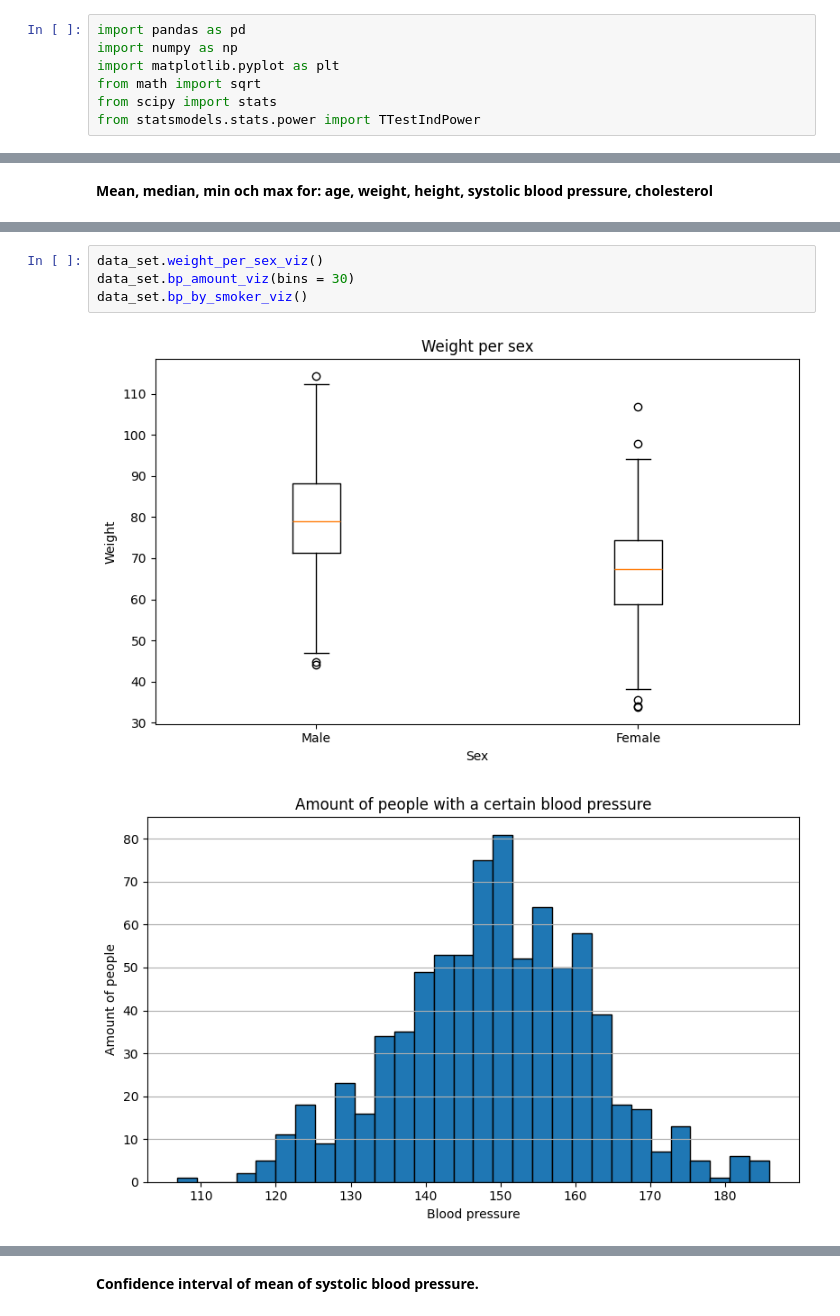
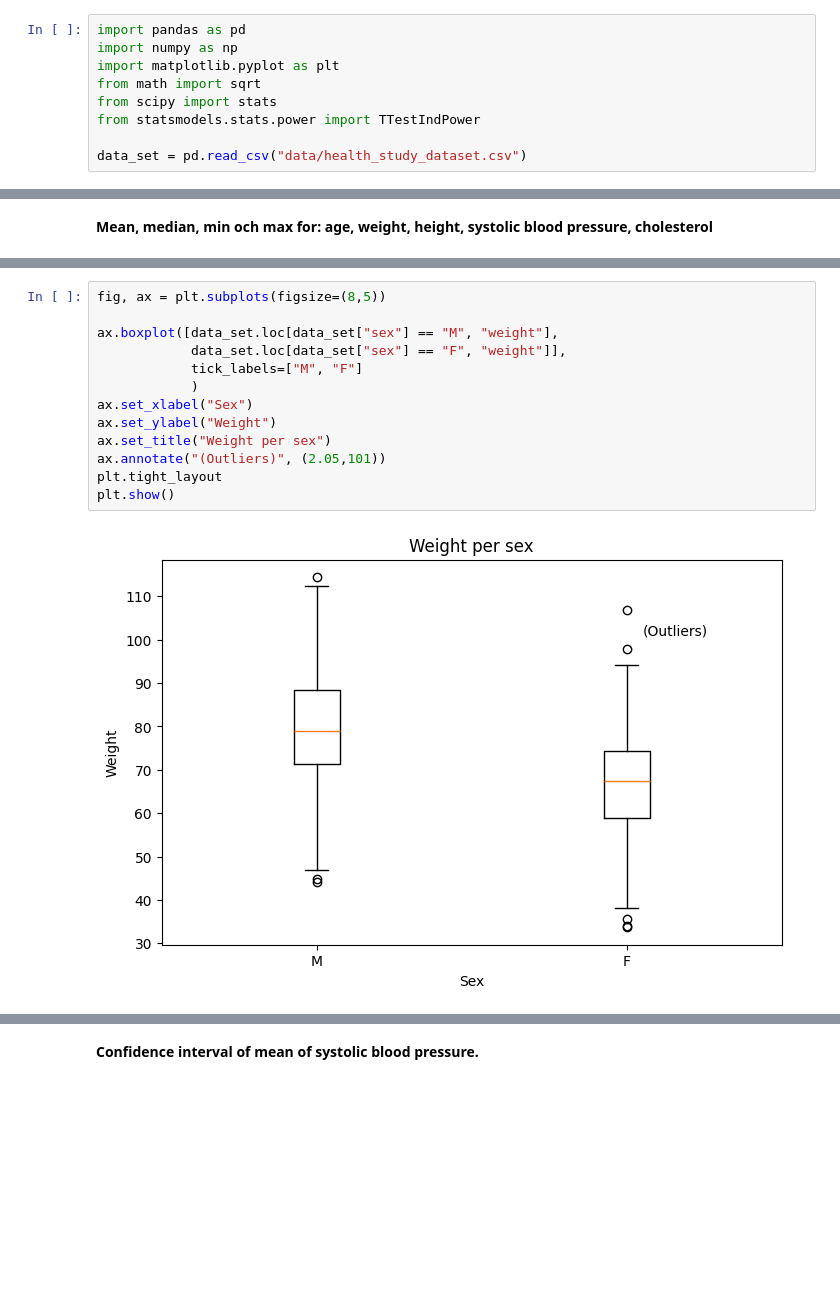
Before and after one commit to Ahlarn87/Halsostudie, a Jupyter notebook: health_study.ipynb, the cells around one changed output, grey strips where cells are left out. Drawn from its saved outputs; the diff is of its cells as text; blank space fills up the shorter version.

```diff
--- a/health_study.ipynb
+++ b/health_study.ipynb
@@ -7,3 +7,5 @@ import matplotlib.pyplot as plt
 from math import sqrt
 from scipy import stats
 from statsmodels.stats.power import TTestIndPower
+
+data_set = pd.read_csv("data/health_study_dataset.csv")
@@ -258,9 +55,17 @@ data_set.summary()
 | min | 18.00 | 33.70 | 144.40 | 106.80 | 2.50 |
 | max | 90.00 | 114.40 | 200.40 | 185.90 | 7.88 |
 # %%
-data_set.weight_per_sex_viz()
-data_set.bp_amount_viz(bins = 30)
-data_set.bp_by_smoker_viz()
+fig, ax = plt.subplots(figsize=(8,5))
+
+ax.boxplot([data_set.loc[data_set["sex"] == "M", "weight"],
+            data_set.loc[data_set["sex"] == "F", "weight"]],
+            tick_labels=["M", "F"]
+            )
+ax.set_xlabel("Sex")
+ax.set_ylabel("Weight")
+ax.set_title("Weight per sex")
+ax.annotate("(Outliers)", (2.05,101))
+plt.tight_layout
+plt.show()
 # %% [output]
-[figure, old version]
+[figure, new version]
-[figure, removed]
```
Also changed, not shown: parts of 12 cells of this notebook.
